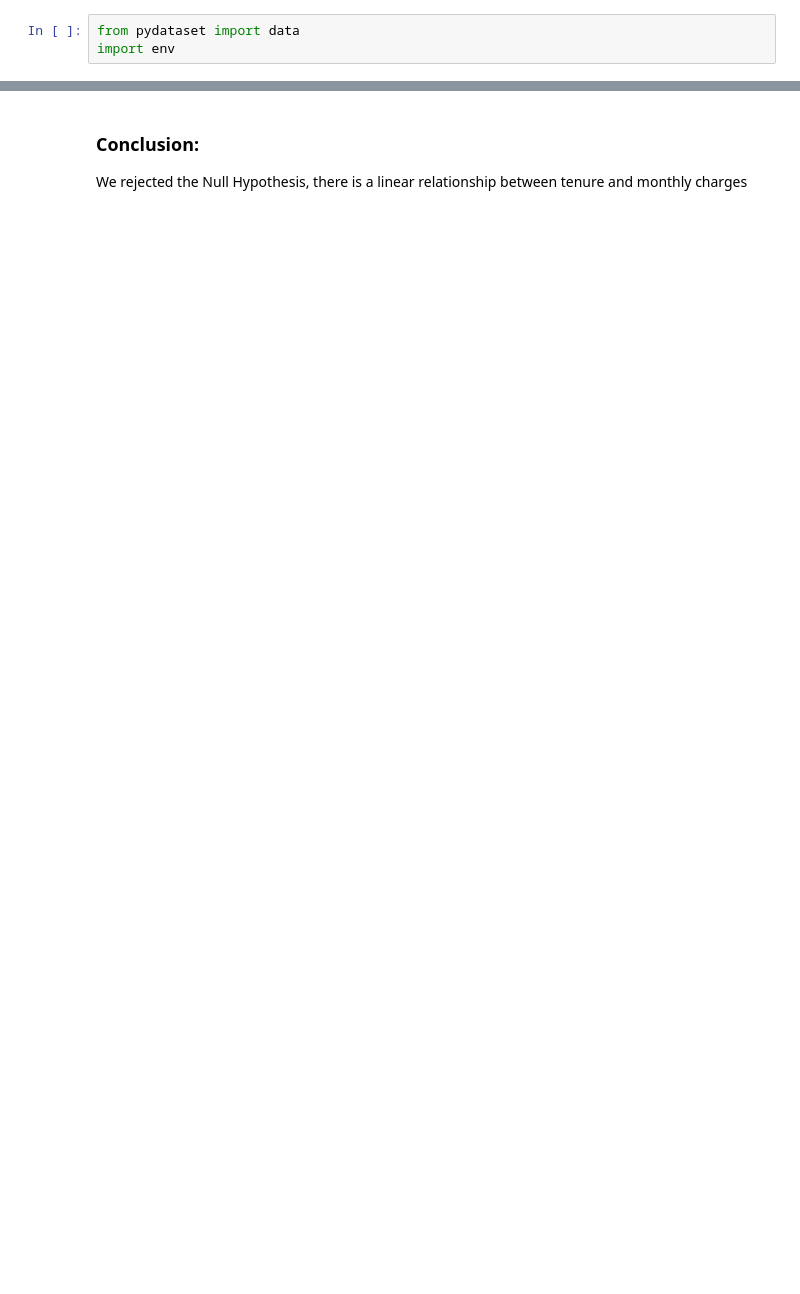
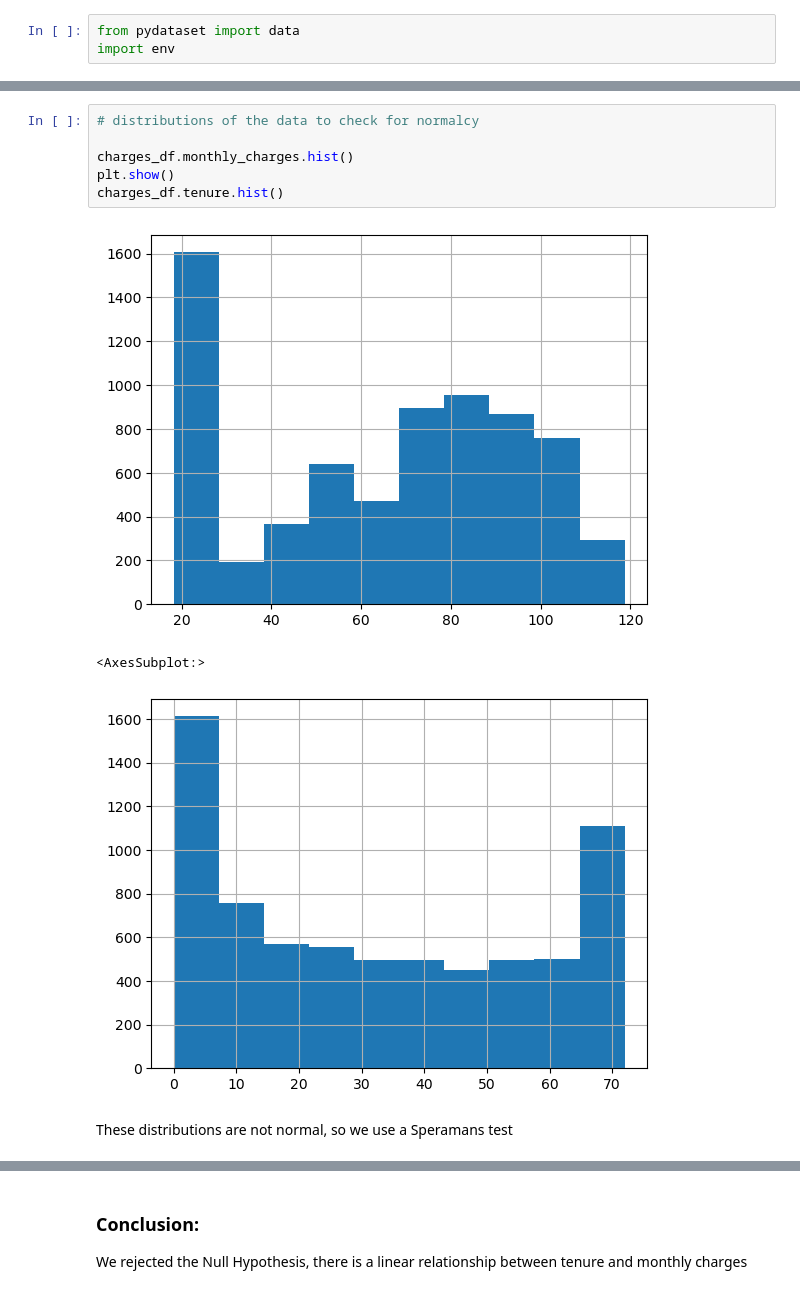
Before and after one commit to devgurung141/statistics-exercises, a Jupyter notebook: hypothesis_testing.ipynb, the cells around one changed output, grey strips where cells are left out. Cells and saved outputs as stored; diff of their text form; blank space fills up the shorter version.

```diff
--- a/hypothesis_testing.ipynb
+++ b/hypothesis_testing.ipynb
@@ -406 +440,13 @@ $H_a$ - there is linear relationship between tenure and monthly charges
+# %%
+# distributions of the data to check for normalcy
+
+charges_df.monthly_charges.hist()
+plt.show()
+charges_df.tenure.hist()
+# %% [output]
+[figure, added]
+<AxesSubplot:>
+[figure, added]
+# %% [markdown]
+These distributions are not normal, so we use a Speramans test
 # %%
```
Also changed, not shown: parts of 151 cells of this notebook.
